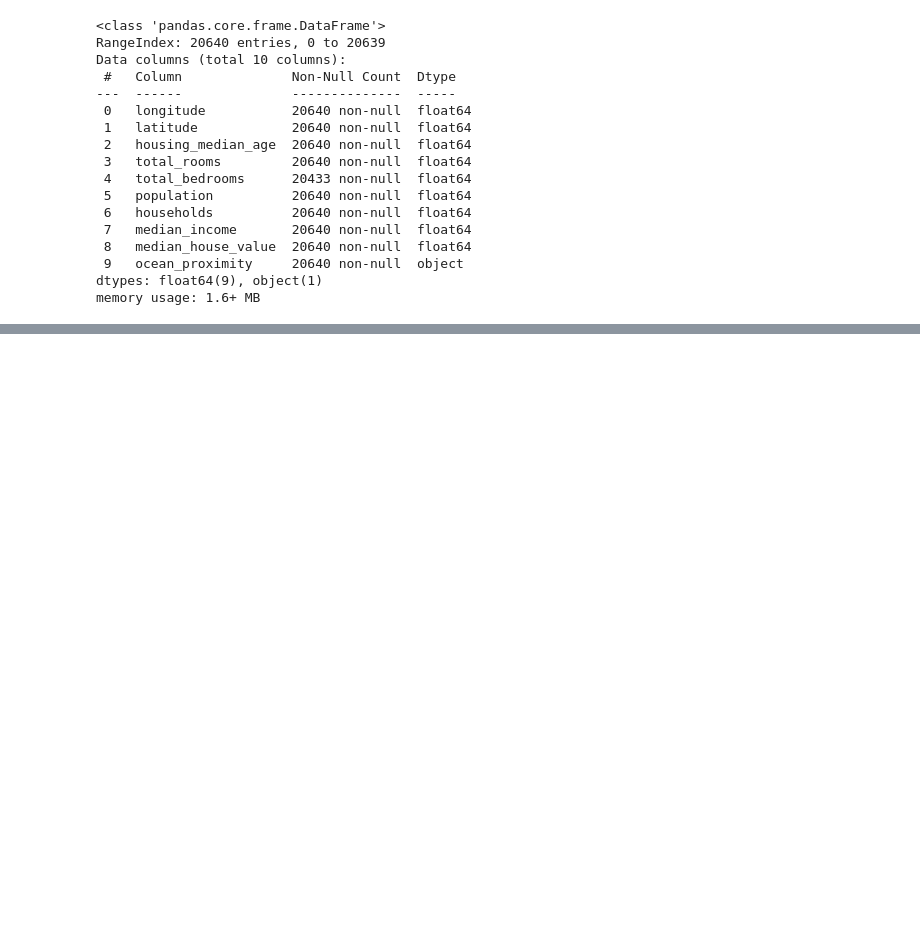
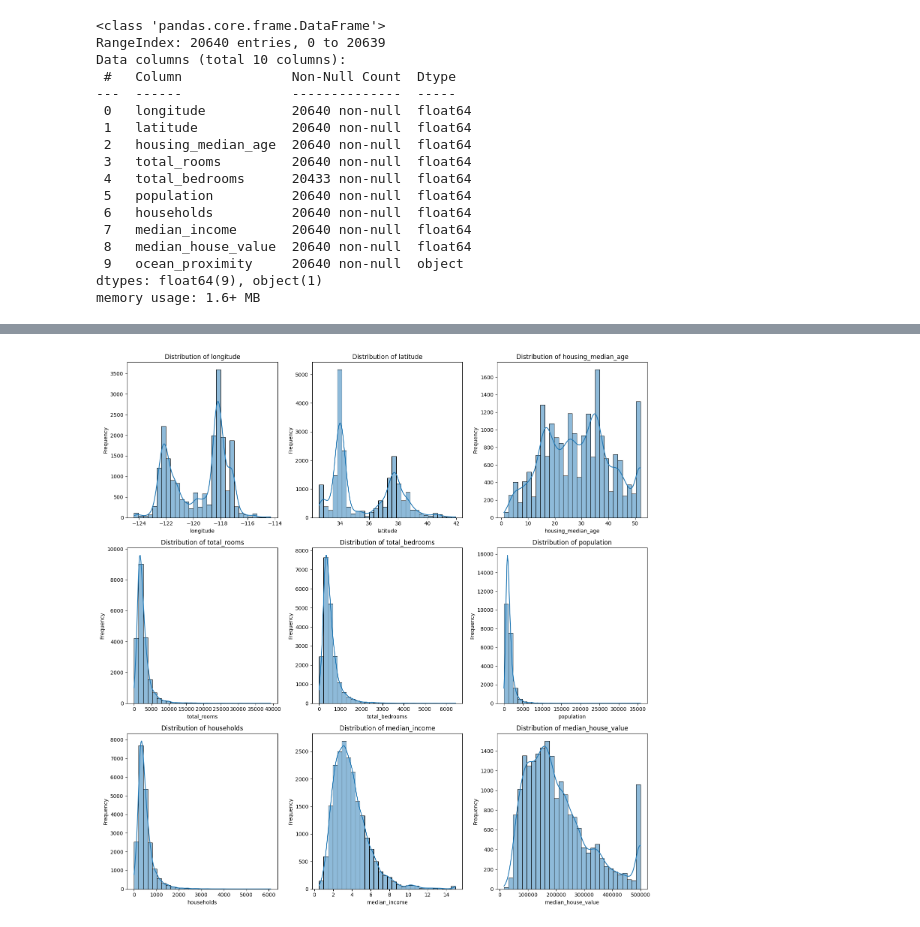
Before and after one commit to AidenHadisi/ml-journey, a Jupyter notebook: p004_california_housing_prices.ipynb, the cells around one changed output, grey strips where cells are left out. Saved outputs shown, nothing was run; the diff lists cells and outputs as text; code cells hidden in the pictures; blank space fills up the shorter version.

```diff
--- a/p004_california_housing_prices.ipynb
+++ b/p004_california_housing_prices.ipynb
@@ -64,0 +81,22 @@ df.corr(numeric_only=True).style.background_gradient(cmap='coolwarm').format('{:
+# %%
+# Select only numerical columns for histograms
+numeric_cols = df.select_dtypes(include=['number']).columns
+
+# Set up the matplotlib figure and axes
+# We'll create a grid of subplots for better organization
+num_plots = len(numeric_cols)
+num_rows = (num_plots + 2) // 3 # Roughly 3 columns per row
+
+plt.figure(figsize=(15, 5 * num_rows))
+
+for i, col in enumerate(numeric_cols):
+    plt.subplot(num_rows, 3, i + 1) # Create a subplot for each column
+    sns.histplot(df[col], kde=True, bins=30) # Use histplot for histograms with KDE
+    plt.title(f'Distribution of {col}')
+    plt.xlabel(col)
+    plt.ylabel('Frequency')
+
+plt.tight_layout() # Adjust layout to prevent overlapping titles/labels
+plt.show()
+# %% [output]
+[figure, added]
```
Also changed, not shown: parts of 4 cells of this notebook.
